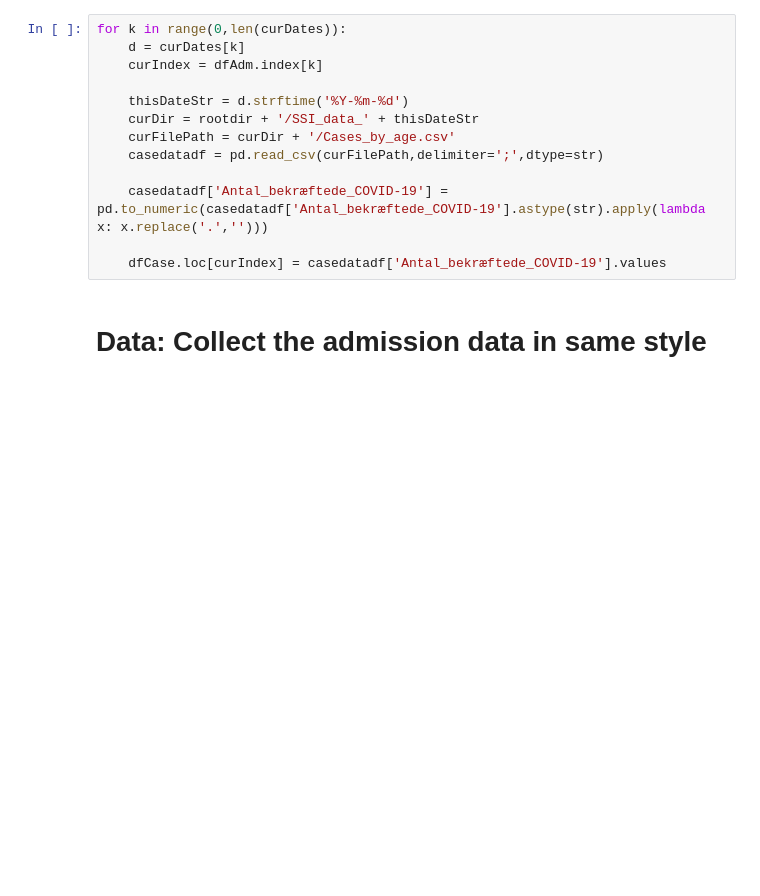
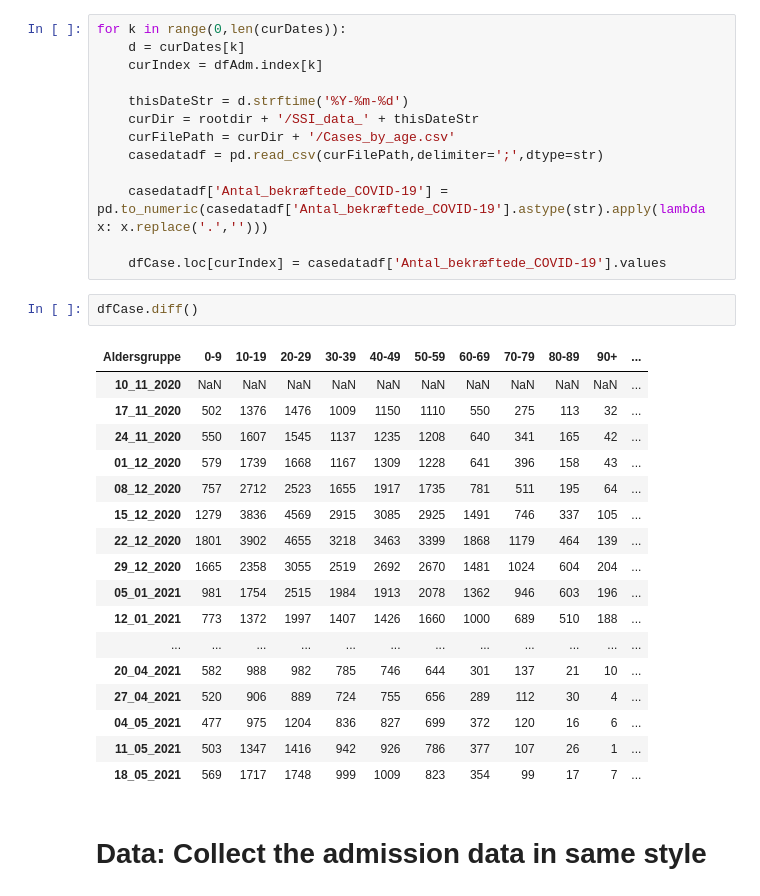
Before and after one commit to PandemiXcenter/PandemiX, a Jupyter notebook: DanskeData/bokeh/RT_fremskrivning_interaktiv.ipynb, the cells around one changed output. Saved outputs shown, nothing was run; the diff lists cells and outputs as text; blank space fills up the shorter version.

```diff
--- a/DanskeData/bokeh/RT_fremskrivning_interaktiv.ipynb
+++ b/DanskeData/bokeh/RT_fremskrivning_interaktiv.ipynb
@@ -62,5 +62,25 @@ for k in range(0,len(curDates)):
     casedatadf['Antal_bekræftede_COVID-19'] = pd.to_numeric(casedatadf['Antal_bekræftede_COVID-19'].astype(str).apply(lambda x: x.replace('.','')))
 
     dfCase.loc[curIndex] = casedatadf['Antal_bekræftede_COVID-19'].values
+# %%
+dfCase.diff()
+# %% [output]
+| Aldersgruppe | 0-9 | 10-19 | 20-29 | 30-39 | 40-49 | 50-59 | 60-69 | 70-79 | 80-89 | 90+ | ... |
+| 10_11_2020 | NaN | NaN | NaN | NaN | NaN | NaN | NaN | NaN | NaN | NaN | ... |
+| 17_11_2020 | 502 | 1376 | 1476 | 1009 | 1150 | 1110 | 550 | 275 | 113 | 32 | ... |
+| 24_11_2020 | 550 | 1607 | 1545 | 1137 | 1235 | 1208 | 640 | 341 | 165 | 42 | ... |
+| 01_12_2020 | 579 | 1739 | 1668 | 1167 | 1309 | 1228 | 641 | 396 | 158 | 43 | ... |
+| 08_12_2020 | 757 | 2712 | 2523 | 1655 | 1917 | 1735 | 781 | 511 | 195 | 64 | ... |
+| 15_12_2020 | 1279 | 3836 | 4569 | 2915 | 3085 | 2925 | 1491 | 746 | 337 | 105 | ... |
+| 22_12_2020 | 1801 | 3902 | 4655 | 3218 | 3463 | 3399 | 1868 | 1179 | 464 | 139 | ... |
+| 29_12_2020 | 1665 | 2358 | 3055 | 2519 | 2692 | 2670 | 1481 | 1024 | 604 | 204 | ... |
+| 05_01_2021 | 981 | 1754 | 2515 | 1984 | 1913 | 2078 | 1362 | 946 | 603 | 196 | ... |
+| 12_01_2021 | 773 | 1372 | 1997 | 1407 | 1426 | 1660 | 1000 | 689 | 510 | 188 | ... |
+| ... | ... | ... | ... | ... | ... | ... | ... | ... | ... | ... | ... |
+| 20_04_2021 | 582 | 988 | 982 | 785 | 746 | 644 | 301 | 137 | 21 | 10 | ... |
+| 27_04_2021 | 520 | 906 | 889 | 724 | 755 | 656 | 289 | 112 | 30 | 4 | ... |
+| 04_05_2021 | 477 | 975 | 1204 | 836 | 827 | 699 | 372 | 120 | 16 | 6 | ... |
+| 11_05_2021 | 503 | 1347 | 1416 | 942 | 926 | 786 | 377 | 107 | 26 | 1 | ... |
+| 18_05_2021 | 569 | 1717 | 1748 | 999 | 1009 | 823 | 354 | 99 | 17 | 7 | ... |
 # %% [markdown]
 # Data: Collect the admission data in same style
```
Also changed, not shown: parts of 6 cells of this notebook, 2 other files.
